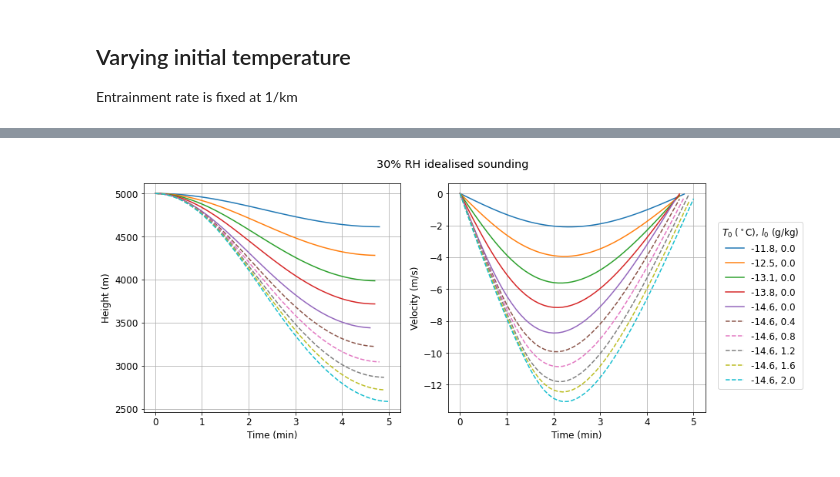
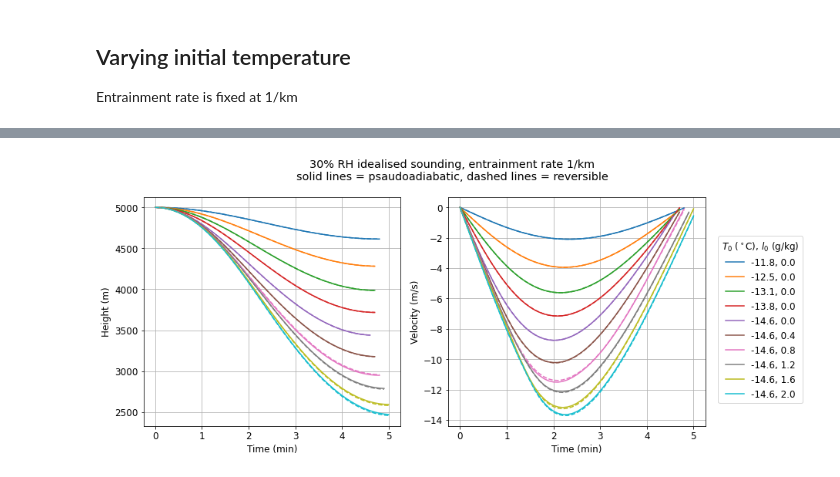
Before and after one commit to tschanzer/taste-of-research-21T3, a Jupyter notebook: notebooks/20211103_idealised_sounding_experiments/20211103_idealised_sounding_experiments.ipynb, the cells around one changed output, grey strips where cells are left out. Cells and saved outputs as stored; diff of their text form; code cells hidden in the pictures.

Commit message:
Finish preliminary idealised sounding experiments

```diff
--- a/notebooks/20211103_idealised_sounding_experiments/20211103_idealised_sounding_experiments.ipynb
+++ b/notebooks/20211103_idealised_sounding_experiments/20211103_idealised_sounding_experiments.ipynb
@@ -269,23 +440,24 @@ p_initial = soundings[0].pressure(z_initial)
 env_q = soundings[0].specific_humidity(z_initial)
 max_dq = soundings[0].maximum_specific_humidity_change(z_initial)
 wetbulb = soundings[0].wetbulb_temperature(z_initial)
-q_initial = np.concatenate(
+q_initial = concatenate(
     (np.linspace(env_q, env_q + max_dq, 6)[1:-1],
      np.ones(6)*saturation_specific_humidity(p_initial, wetbulb)))
-l_initial = np.concatenate((np.zeros(5), np.linspace(0, 2e-3, 6)[1:]))
-t_initial = np.concatenate((
-    soundings[0].temperature(z_initial) + temperature_change(q_initial[0:4] - env_q),
+l_initial = concatenate((np.zeros(5), np.linspace(0, 2e-3, 6)[1:]))
+t_initial = concatenate((
+    soundings[0].temperature(z_initial)
+    + temperature_change(q_initial[0:4] - env_q),
     np.ones(6)*wetbulb))
 
 time = np.arange(0, 10.1, 0.1)*units.minute
 rate = 1/units.km
 
-sols = []
+sols_pseudo = []
 i = 0
 for t, q, l in zip(t_initial, q_initial, l_initial):
     sys.stdout.write('\rCalculation {} of {}'.format(i+1, t_initial.size))
     sol = parcels[0].motion(time, z_initial, w_initial, t, q, l, rate)
-    sols.append(sol)
+    sols_pseudo.append(sol)
     i += 1
 sys.stdout.write('\n')
 # %% [output]
@@ -294,0 +467,11 @@ Wall time: 1min 14s
+# %%
+%%time
+sols_reversible = []
+i = 0
+for t, q, l in zip(t_initial, q_initial, l_initial):
+    sys.stdout.write('\rCalculation {} of {}'.format(i+1, t_initial.size))
+    sol = parcels[0].motion(
+        time, z_initial, w_initial, t, q, l, rate, kind='reversible')
+    sols_reversible.append(sol)
+    i += 1
+sys.stdout.write('\n')
@@ -295,34 +482,37 @@ Wall time: 1min 14s
 # %%
 # simple height/velocity plot
 fig = plt.figure(figsize=(13,5))
 ax1 = fig.add_subplot(121)
 ax2 = fig.add_subplot(122)
-for i, sol in enumerate(sols[0:5]):
+for i, sol in enumerate(sols_pseudo):
     ax1.plot(time, sol.height)
     ax2.plot(time, sol.velocity,
-             label='{:.1f}, {:.1f}'.format(t_initial[i].m, l_initial[i]*1e3))
+             label='{:.1f}, {:.1f}'.format(t_initial[i].m, l_initial[i].m*1e3))
 
-for i, sol in enumerate(sols[5:]):
+ax1.set_prop_cycle(None)
+ax2.set_prop_cycle(None)
+
+for i, sol in enumerate(sols_reversible):
     ax1.plot(time, sol.height, '--')
-    ax2.plot(time, sol.velocity, '--',
-             label='{:.1f}, {:.1f}'.format(t_initial[i+5].m, l_initial[i+5]*1e3))
+    ax2.plot(time, sol.velocity, '--')
 
 ax1.set(
     xlabel='Time (min)',
     ylabel='Height (m)')
 ax2.set(
     xlabel='Time (min)',
     ylabel='Velocity (m/s)')
 ax1.grid()
 ax2.grid()
 lgd = ax2.legend(loc=(1.05, 0.1))
 lgd.set_title('$T_0$ ($^\circ$C), $l_0$ (g/kg)')
 
 fig.tight_layout()
-fig.suptitle('30% RH idealised sounding', y=1.05)
+fig.suptitle('30% RH idealised sounding, entrainment rate 1/km\n'
+             'solid lines = psaudoadiabatic, dashed lines = reversible', y=1.1)
 plt.show()
 # %% [output]
-[figure, old version]
+[figure, new version]
 # %%
 %%time
 z_initial = 5*units.km
```
Also changed, not shown: parts of 21 cells of this notebook, 1 other file.
